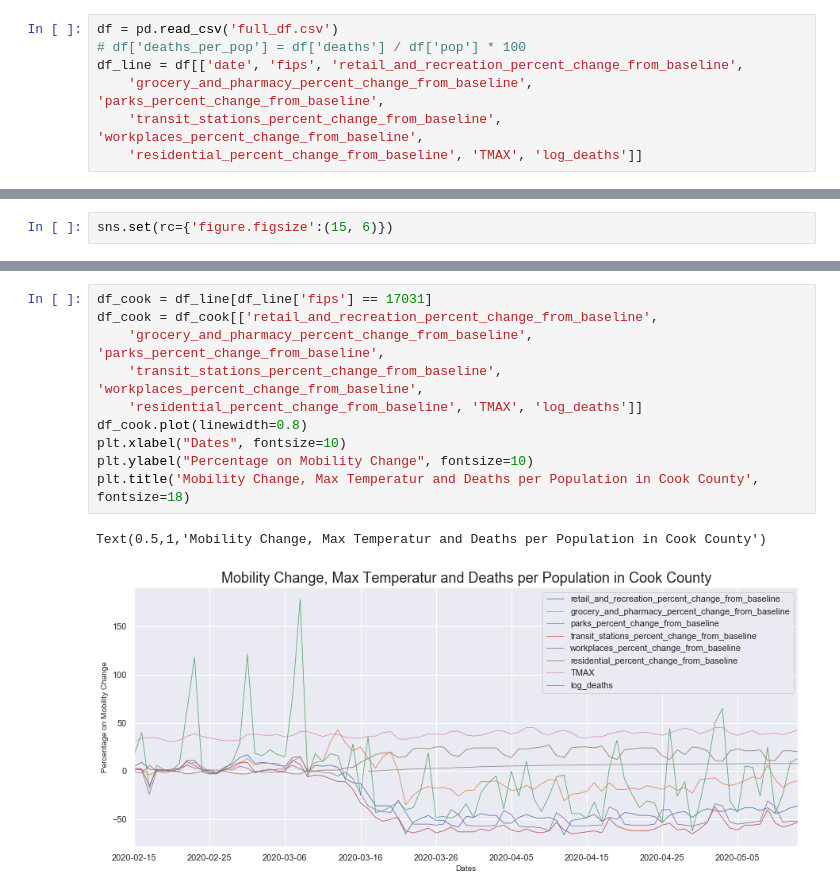
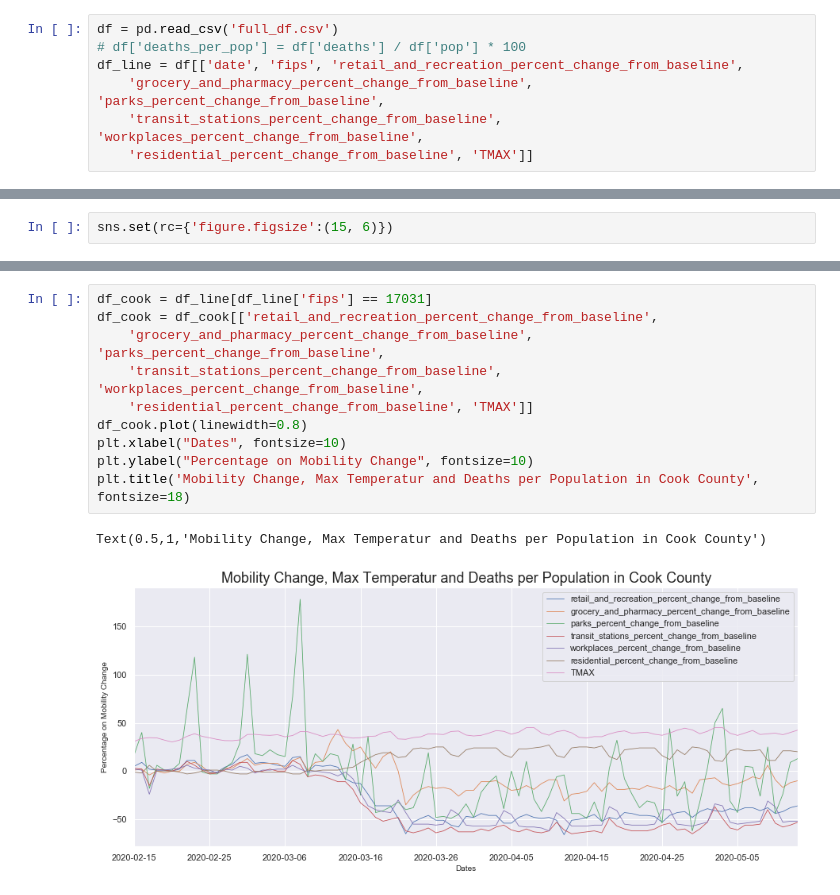
Before and after one commit to LittleAhn/covid19-ml-project, a Jupyter notebook: scripts/building_graphs.ipynb, the cells around one changed output, grey strips where cells are left out. Cells and saved outputs as stored; diff of their text form.

```diff
--- a/scripts/building_graphs.ipynb
+++ b/scripts/building_graphs.ipynb
@@ -116,7 +116,7 @@ df = pd.read_csv('full_df.csv')
 df_line = df[['date', 'fips', 'retail_and_recreation_percent_change_from_baseline',
     'grocery_and_pharmacy_percent_change_from_baseline', 'parks_percent_change_from_baseline',
     'transit_stations_percent_change_from_baseline', 'workplaces_percent_change_from_baseline',
-    'residential_percent_change_from_baseline', 'TMAX', 'log_deaths']]
+    'residential_percent_change_from_baseline', 'TMAX']]
 # %%
 df_line.set_index('date', inplace=True)
 # %%
@@ -150,13 +150,13 @@ Text(0.5,1,'Mobility Change, Max Temperatur and Deaths per Population in Brookly
 # %%
 df_cook = df_line[df_line['fips'] == 17031]
 df_cook = df_cook[['retail_and_recreation_percent_change_from_baseline',
     'grocery_and_pharmacy_percent_change_from_baseline', 'parks_percent_change_from_baseline',
     'transit_stations_percent_change_from_baseline', 'workplaces_percent_change_from_baseline',
-    'residential_percent_change_from_baseline', 'TMAX', 'log_deaths']]
+    'residential_percent_change_from_baseline', 'TMAX']]
 df_cook.plot(linewidth=0.8)
 plt.xlabel("Dates", fontsize=10)
 plt.ylabel("Percentage on Mobility Change", fontsize=10)
 plt.title('Mobility Change, Max Temperatur and Deaths per Population in Cook County', fontsize=18)
 # %% [output]
 Text(0.5,1,'Mobility Change, Max Temperatur and Deaths per Population in Cook County')
-[figure, old version]
+[figure, new version]
```
Also changed, not shown: parts of 6 cells of this notebook.
